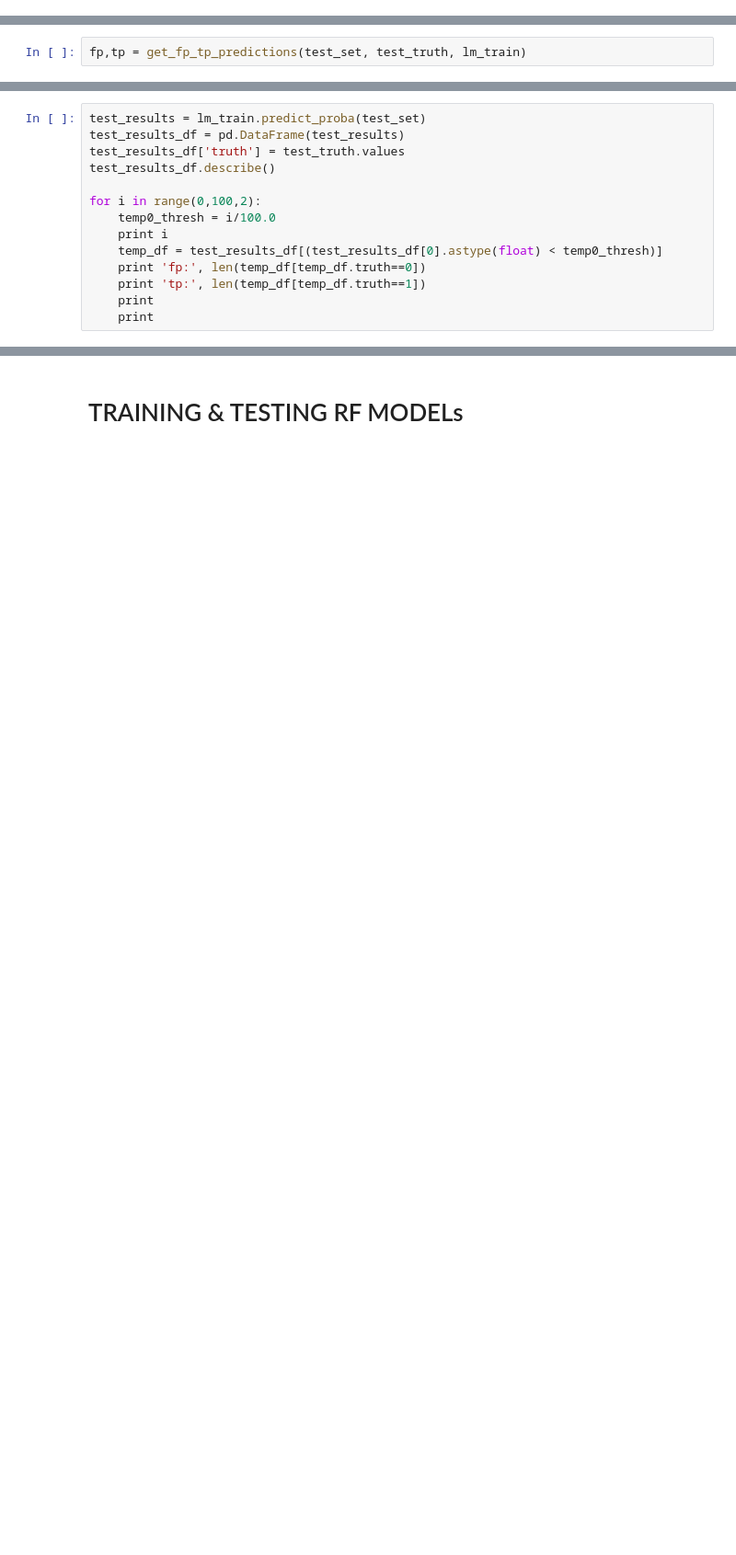
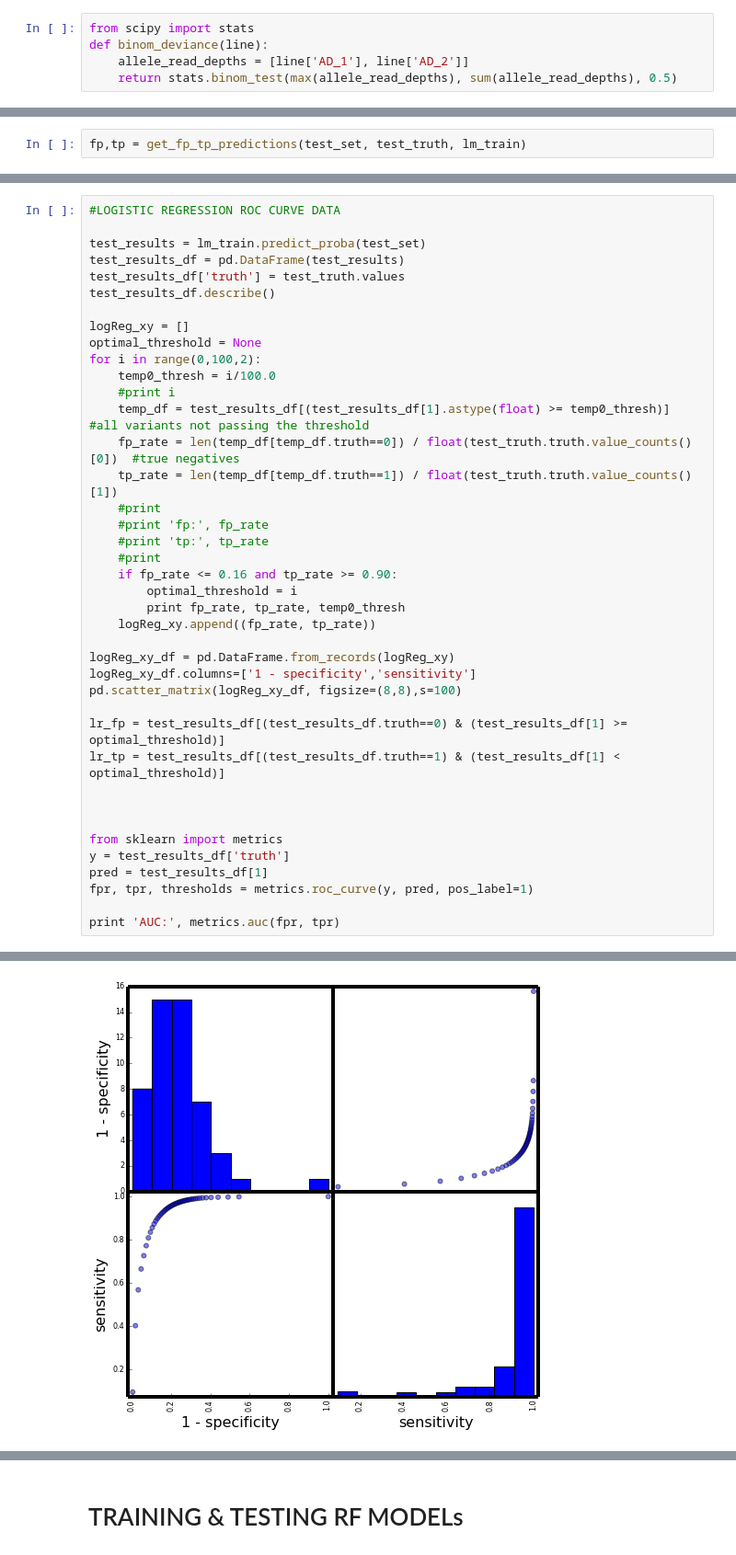
Before and after one commit to Schork-Lab/cg-classifier, a Jupyter notebook: ipynb/cg_RF_NA12877.ipynb, the cells around one changed output, grey strips where cells are left out. Shown: that part at 92% size. Saved outputs shown, nothing was run; the diff lists cells and outputs as text; blank space fills up the shorter version.

```diff
--- a/ipynb/cg_RF_NA12877.ipynb
+++ b/ipynb/cg_RF_NA12877.ipynb
@@ -352,0 +412,5 @@ def get_fp_tp_predictions(test_df, test_truth, model):
+# %%
+from scipy import stats
+def binom_deviance(line):
+    allele_read_depths = [line['AD_1'], line['AD_2']]
+    return stats.binom_test(max(allele_read_depths), sum(allele_read_depths), 0.5)
@@ -377,14 +493,41 @@ test_truth.truth.value_counts()
-# %%
-test_results = lm_train.predict_proba(test_set)
-test_results_df = pd.DataFrame(test_results)
-test_results_df['truth'] = test_truth.values
-test_results_df.describe()
-
-for i in range(0,100,2):
-    temp0_thresh = i/100.0
-    print i
-    temp_df = test_results_df[(test_results_df[0].astype(float) < temp0_thresh)]
-    print 'fp:', len(temp_df[temp_df.truth==0])
-    print 'tp:', len(temp_df[temp_df.truth==1])
-    print
-    print
+# %%
+#LOGISTIC REGRESSION ROC CURVE DATA
+
+test_results = lm_train.predict_proba(test_set)
+test_results_df = pd.DataFrame(test_results)
+test_results_df['truth'] = test_truth.values
+test_results_df.describe()
+
+logReg_xy = []
+optimal_threshold = None
+for i in range(0,100,2):
+    temp0_thresh = i/100.0
+    #print i
+    temp_df = test_results_df[(test_results_df[1].astype(float) >= temp0_thresh)] #all variants not passing the threshold
+    fp_rate = len(temp_df[temp_df.truth==0]) / float(test_truth.truth.value_counts()[0])  #true negatives
+    tp_rate = len(temp_df[temp_df.truth==1]) / float(test_truth.truth.value_counts()[1])
+    #print
+    #print 'fp:', fp_rate
+    #print 'tp:', tp_rate
+    #print
+    if fp_rate <= 0.16 and tp_rate >= 0.90:
+        optimal_threshold = i
+        print fp_rate, tp_rate, temp0_thresh
+    logReg_xy.append((fp_rate, tp_rate))
+
+logReg_xy_df = pd.DataFrame.from_records(logReg_xy)
+logReg_xy_df.columns=['1 - specificity','sensitivity']
+pd.scatter_matrix(logReg_xy_df, figsize=(8,8),s=100)
+
+lr_fp = test_results_df[(test_results_df.truth==0) & (test_results_df[1] >= optimal_threshold)]
+lr_tp = test_results_df[(test_results_df.truth==1) & (test_results_df[1] < optimal_threshold)]
+
+
+
+from sklearn import metrics
+y = test_results_df['truth']
+pred = test_results_df[1]
+fpr, tpr, thresholds = metrics.roc_curve(y, pred, pos_label=1)
+
+print 'AUC:', metrics.auc(fpr, tpr)
+# %% [output]
@@ -390,0 +539 @@ for i in range(0,100,2):
+[figure, added]
```
Also changed, not shown: parts of 101 cells of this notebook.
